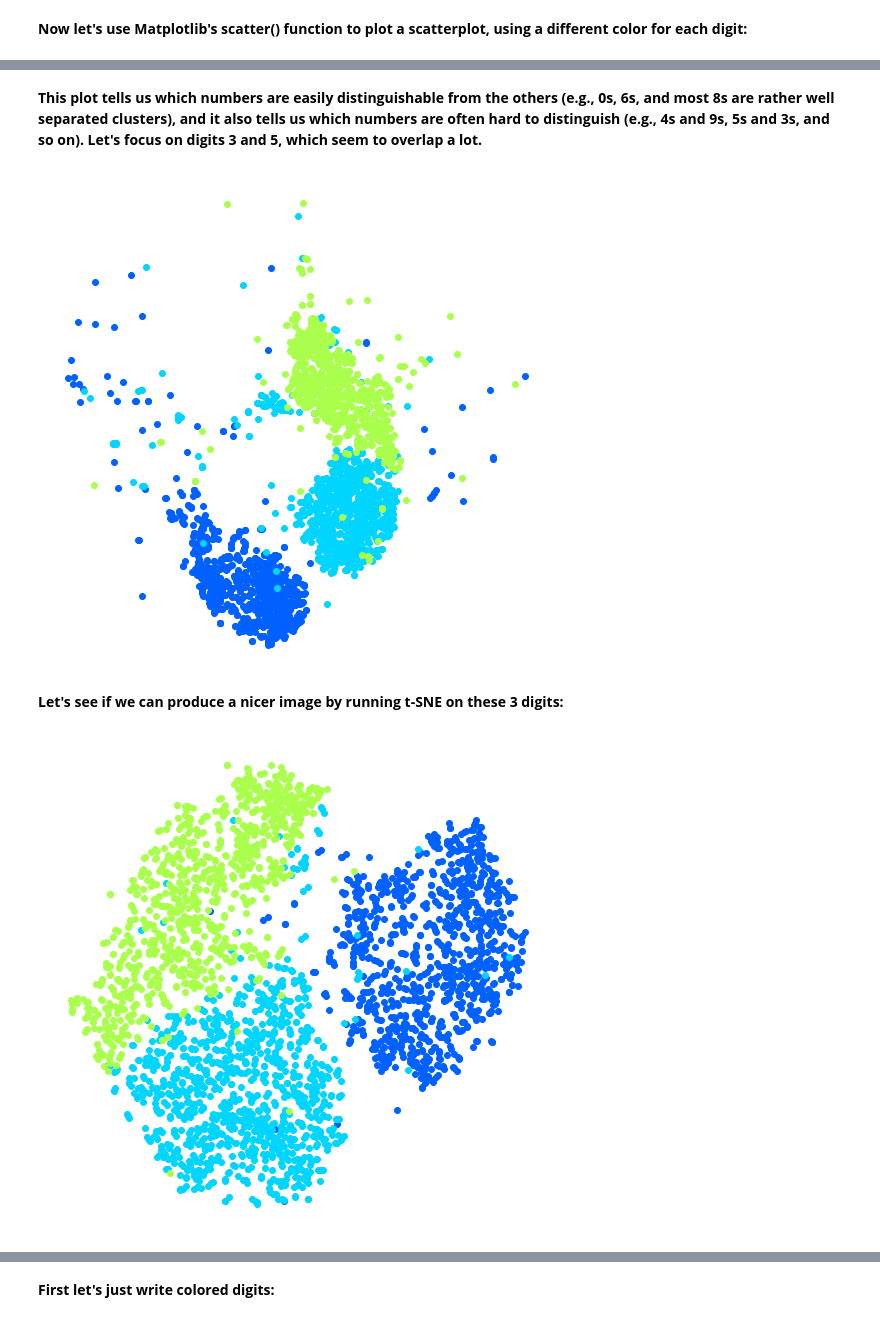
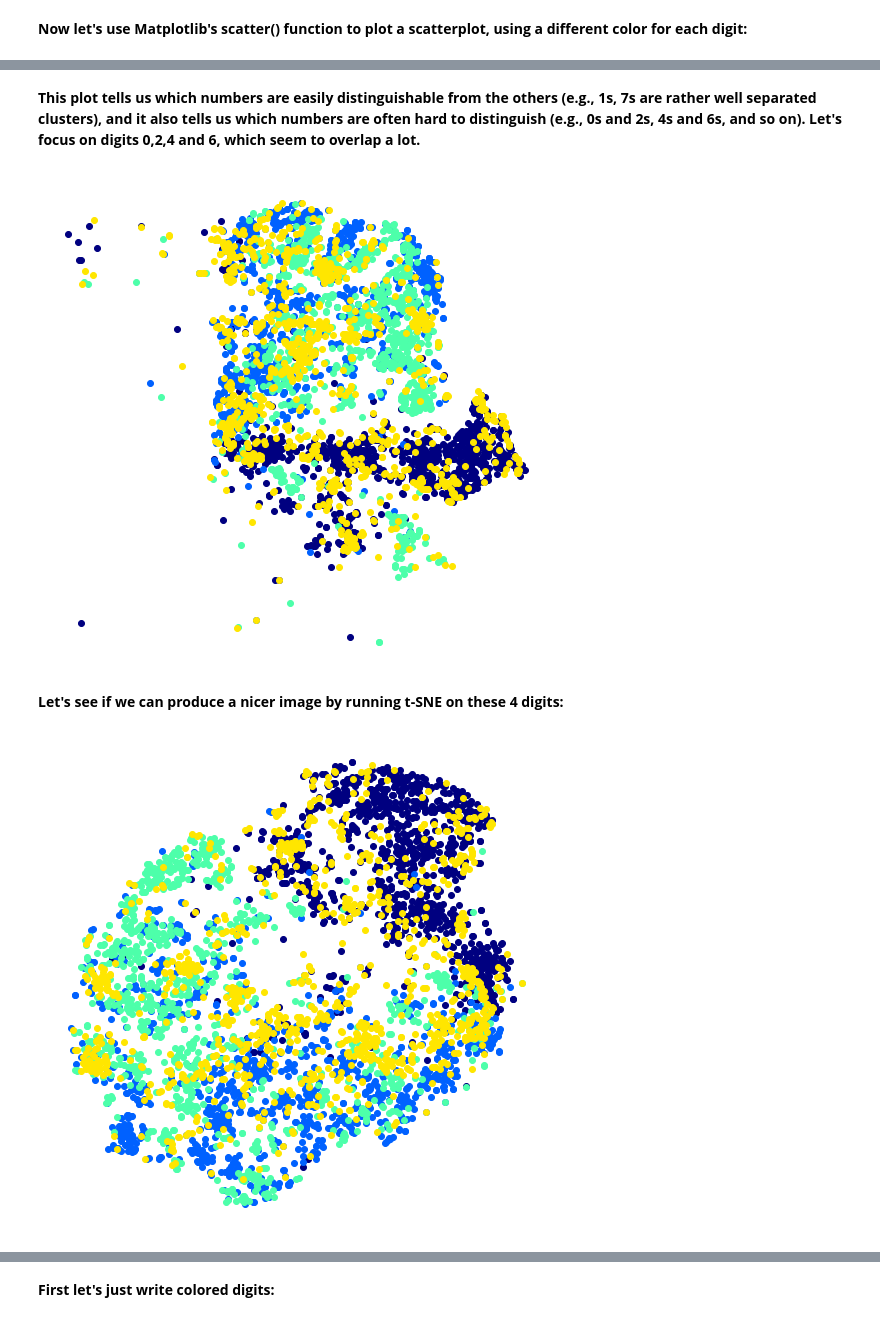
Before and after one commit to dnjhaha/AML, a Jupyter notebook: AMLASSIGN2.ipynb, the cells around one changed output, grey strips where cells are left out. Cells and saved outputs as stored; diff of their text form; code cells hidden in the pictures.

```diff
--- a/AMLASSIGN2.ipynb
+++ b/AMLASSIGN2.ipynb
@@ -50,13 +50,13 @@ def sort_by_target(mnist):
 # %%
 try:
     from sklearn.datasets import fetch_openml
-    #Scikit-Learn provides many helper functions to download popular datasets. MNIST is one of them.
-    mnist = fetch_openml('mnist_784', version=1, cache=True)
+    #Scikit-Learn provides many helper functions to download popular datasets. Fashion MNIST is one of them.
+    mnist = fetch_openml('Fashion-MNIST', version=1, cache=True)
     mnist.target = mnist.target.astype(np.int8) # fetch_openml() returns targets as strings
     sort_by_target(mnist) # fetch_openml() returns an unsorted dataset
 except ImportError:
     from sklearn.datasets import fetch_mldata
-    mnist = fetch_mldata('MNIST original')
+    mnist = fetch_mldata('Fashion-MNIST')
 mnist["data"], mnist["target"]
 # %% [output]
 (array([[0., 0., 0., ..., 0., 0., 0.],
@@ -189,30 +189,30 @@ plt.show()
 # %% [markdown]
 
-**This plot tells us which numbers are easily distinguishable from the others (e.g., 0s, 6s, and most 8s are rather well separated clusters), and it also tells us which numbers are often hard to distinguish (e.g., 4s and 9s, 5s and 3s, and so on).
-Let's focus on digits 3 and 5, which seem to overlap a lot.**
+**This plot tells us which numbers are easily distinguishable from the others (e.g., 1s, 7s are rather well separated clusters), and it also tells us which numbers are often hard to distinguish (e.g., 0s and 2s, 4s and 6s, and so on).
+Let's focus on digits 0,2,4 and 6, which seem to overlap a lot.**
 # %%
 plt.figure(figsize=(9,9))
 cmap = mpl.cm.get_cmap("jet")
-for digit in (2, 3, 5):
+for digit in (0,2, 4, 6):
     plt.scatter(X_reduced[y == digit, 0], X_reduced[y == digit, 1], c=[cmap(digit / 9)])
 plt.axis('off')
 plt.show()
 # %% [output]
-[figure, old version]
+[figure, new version]
 # %% [markdown]
-**Let's see if we can produce a nicer image by running t-SNE on these 3 digits:**
+**Let's see if we can produce a nicer image by running t-SNE on these 4 digits:**
 # %%
-idx = (y == 2) | (y == 3) | (y == 5)
+idx = (y==0)|(y == 2) | (y == 4) | (y == 6)
 X_subset = X[idx]
 y_subset = y[idx]
 tsne_subset = TSNE(n_components=2, random_state=42)
 X_subset_reduced = tsne_subset.fit_transform(X_subset)#Fit X_subset into an embedded space and return that transformed output.
 # %%
 plt.figure(figsize=(9,9))
-for digit in (2, 3, 5):
+for digit in (0,2, 4, 6):
     plt.scatter(X_subset_reduced[y_subset == digit, 0], X_subset_reduced[y_subset == digit, 1], c=[cmap(digit / 9)])
 plt.axis('off')
 plt.show()
 # %% [output]
-[figure, old version]
+[figure, new version]
 # %% [markdown]
```
Also changed, not shown: parts of 23 cells of this notebook.
